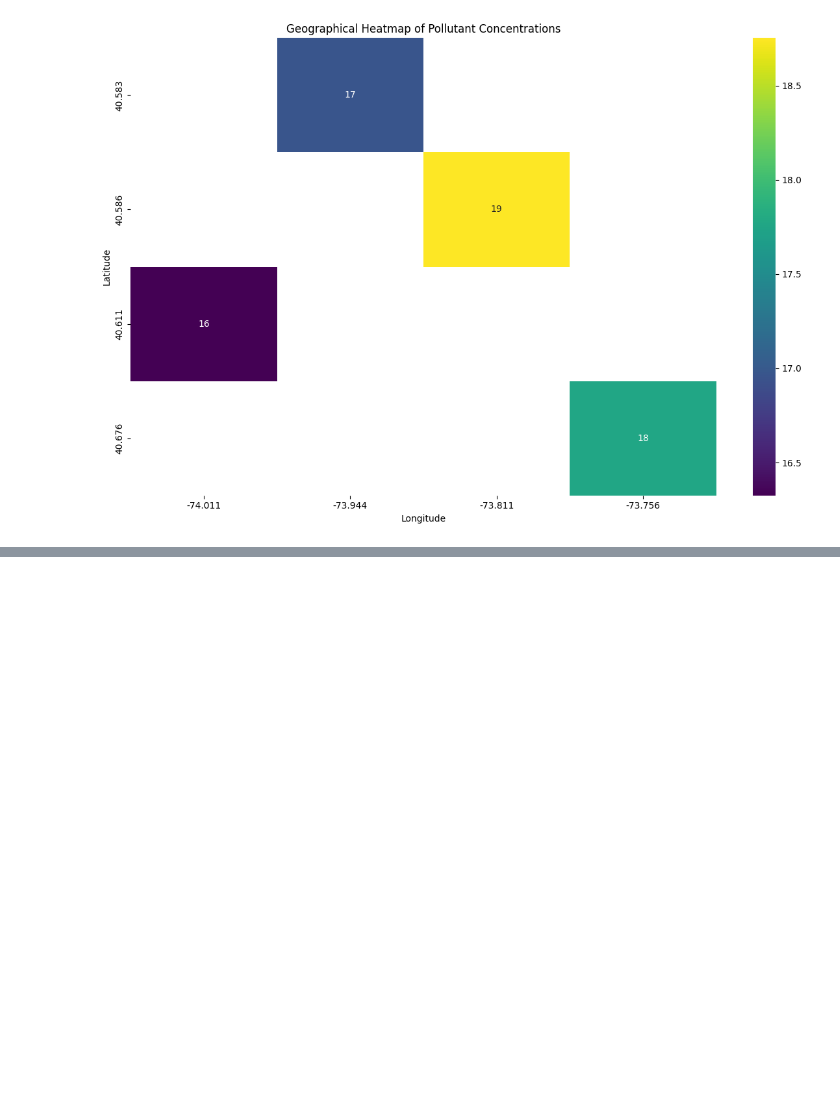
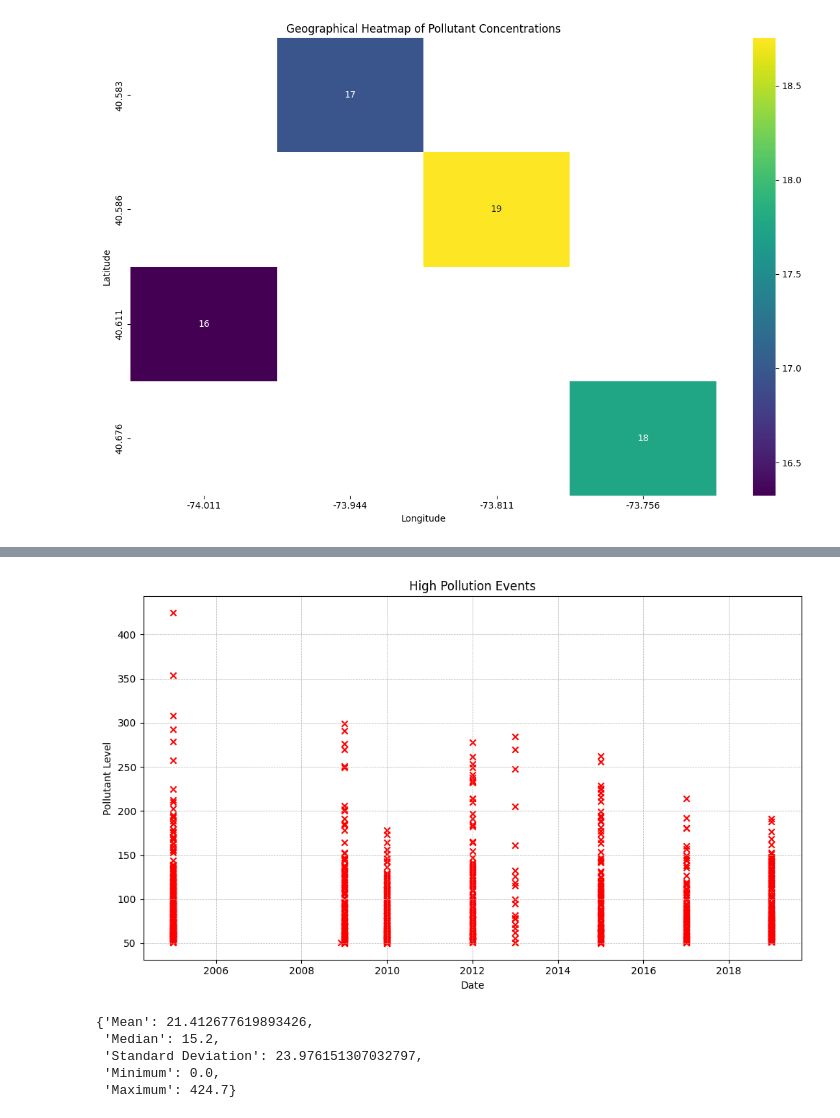
Before and after one commit to Esubaalew/AirQualityAnalysisN, a Jupyter notebook: analyze.ipynb, the cells around one changed output, grey strips where cells are left out. Cells and saved outputs as stored; diff of their text form; code cells hidden in the pictures; blank space fills up the shorter version.

```diff
--- a/analyze.ipynb
+++ b/analyze.ipynb
@@ -380,3 +377,18 @@ def plot_geographical_pollutant_heatmap(data_path, geo_coordinates):
 plot_geographical_pollutant_heatmap(path, geo_coordinates=geo_coordinates)
 # %% [output]
 [figure]
+# %%
+
+def identify_high_pollution_events(data, threshold):
+    """
+    Identify high pollution events based on a threshold value.
+
+    Parameters:
+    data (DataFrame): The input DataFrame containing air pollutant data.
+    threshold (float): The threshold value for high pollution events.
+
+    Returns:
+    DataFrame: A DataFrame containing high pollution events.
+    """
+    high_pollution_events = data[data['Data Value'] > threshold]
+    return high_pollution_events
@@ -382,0 +411,25 @@ plot_geographical_pollutant_heatmap(path, geo_coordinates=geo_coordinates)
+# %%
+def plot_high_pollution_events(data_path, threshold=50):
+    """
+    Visualize high pollution events using a scatter plot.
+
+    Parameters:
+    data_path (str): The file path to the input CSV file containing air pollutant data.
+    threshold (float): The threshold value for high pollution events.
+    """
+    data = get_clean_data(data_path)
+    high_pollution_events = identify_high_pollution_events(data, threshold)
+
+    plt.figure(figsize=(10, 6))
+    plt.scatter(high_pollution_events['Start_Date'], high_pollution_events['Data Value'], color='red', marker='x')
+    plt.title('High Pollution Events')
+    plt.xlabel('Date')
+    plt.ylabel('Pollutant Level')
+    plt.grid(True, linestyle='--', linewidth=0.5)
+
+    plt.tight_layout()
+    plt.show()
+# %%
+plot_high_pollution_events(path, threshold=50)
+# %% [output]
+[figure, added]
@@ -382,0 +455,8 @@ plot_geographical_pollutant_heatmap(path, geo_coordinates=geo_coordinates)
+# %%
+calculate_summary_statistics(data=data)
+# %% [output]
+{'Mean': 21.412677619893426,
+ 'Median': 15.2,
+ 'Standard Deviation': 23.976151307032797,
+ 'Minimum': 0.0,
+ 'Maximum': 424.7}
```
Also changed, not shown: parts of 5 cells of this notebook.
